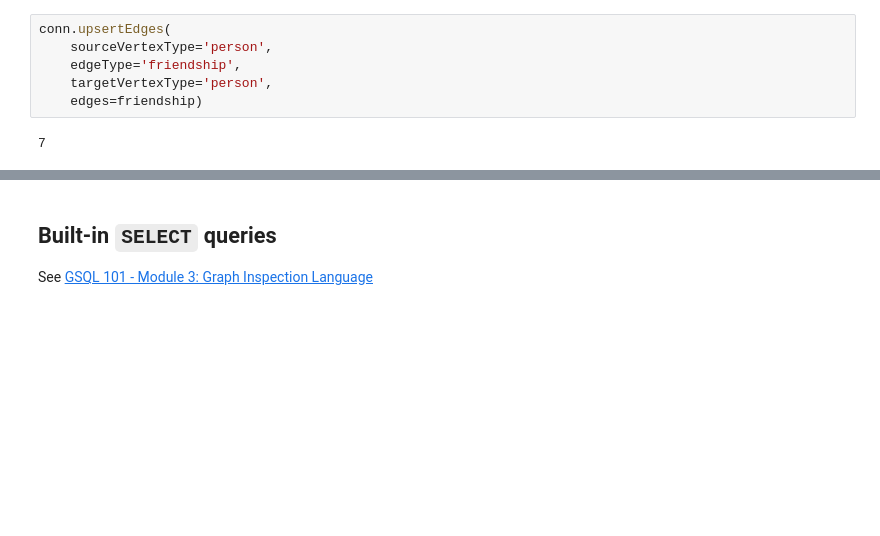
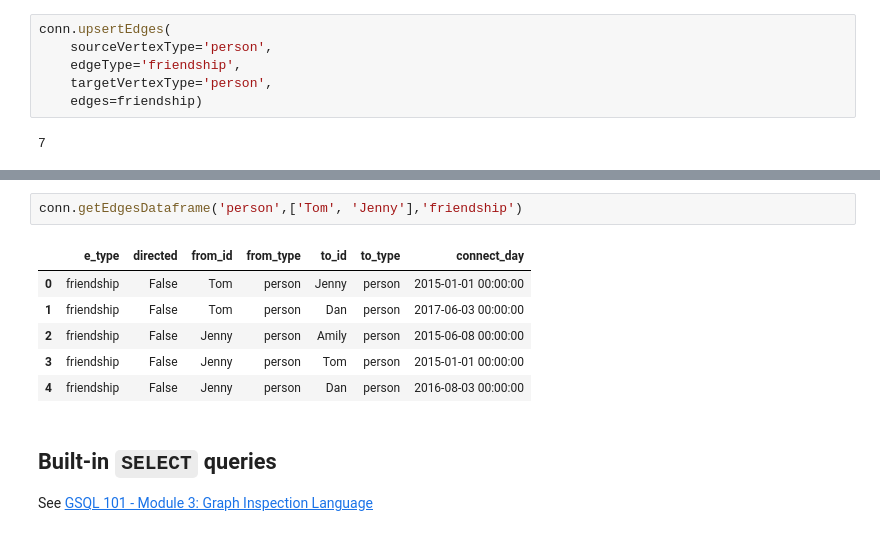
Before and after one commit to pyTigerGraph/pyTigerGraph, a Jupyter notebook: examples/GSQL101 - PyTigerGraph.ipynb, the cells around one changed output, grey strips where cells are left out. Cells and saved outputs as stored; diff of their text form; blank space fills up the shorter version.

Commit message:
Moved dataframe functionality to main module. Added a demo of it to GSQL101.

```diff
--- a/examples/GSQL101 - PyTigerGraph.ipynb
+++ b/examples/GSQL101 - PyTigerGraph.ipynb
@@ -247,3 +279,12 @@ conn.upsertEdges(
+# %%
+conn.getEdgesDataframe('person',['Tom', 'Jenny'],'friendship')
+# %% [output]
+|  | e_type | directed | from_id | from_type | to_id | to_type | connect_day |
+| 0 | friendship | False | Tom | person | Jenny | person | 2015-01-01 00:00:00 |
+| 1 | friendship | False | Tom | person | Dan | person | 2017-06-03 00:00:00 |
+| 2 | friendship | False | Jenny | person | Amily | person | 2015-06-08 00:00:00 |
+| 3 | friendship | False | Jenny | person | Tom | person | 2015-01-01 00:00:00 |
+| 4 | friendship | False | Jenny | person | Dan | person | 2016-08-03 00:00:00 |
 # %% [markdown]
 ## Built-in `SELECT` queries
 
```
Also changed, not shown: parts of 12 cells of this notebook, 4 other files.
